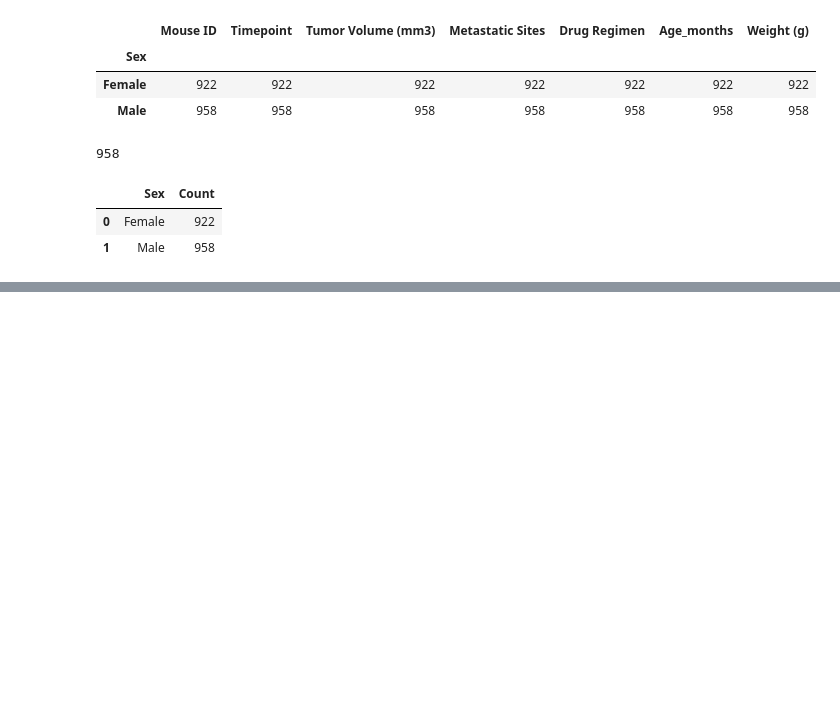
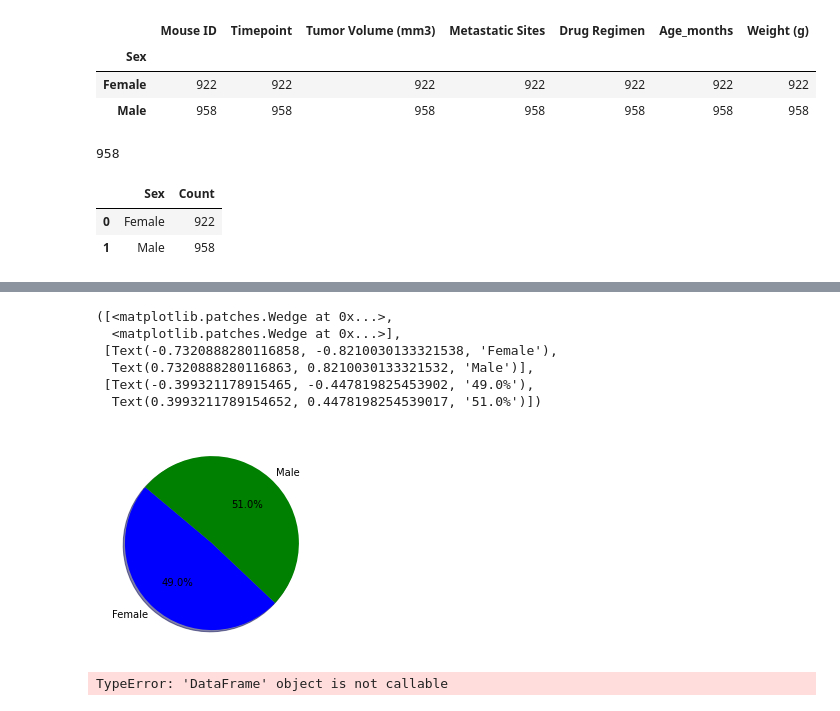
Before and after one commit to mel-c-lowe/MatPlotLib_Homework_05, a Jupyter notebook: Pymaceuticals.ipynb, the cells around one changed output, grey strips where cells are left out. Cells and saved outputs as stored; diff of their text form; code cells hidden in the pictures; blank space fills up the shorter version.

```diff
--- a/Pymaceuticals.ipynb
+++ b/Pymaceuticals.ipynb
@@ -221,0 +238,18 @@ ValueError: pie requires either y column or 'subplots=True'
+# %%
+# Make a pie chart with matplotlib
+
+pie_labels = ["Female", "Male"]
+gender_counts = [female_mice_count, male_mice_count]
+colors = ["blue", "green"]
+plt.pie(gender_counts, labels=pie_labels, colors=colors,
+        autopct="%1.1f%%", shadow=True, startangle=140)
+# plt.title = "Gender of Mice"
+# Why doesn't this show?
+# %% [output]
+([<matplotlib.patches.Wedge at 0x...>,
+  <matplotlib.patches.Wedge at 0x...>],
+ [Text(-0.7320888280116858, -0.8210030133321538, 'Female'),
+  Text(0.7320888280116863, 0.8210030133321532, 'Male')],
+ [Text(-0.399321178915465, -0.447819825453902, '49.0%'),
+  Text(0.3993211789154652, 0.4478198254539017, '51.0%')])
+[figure, added]
@@ -221,0 +259,8 @@ ValueError: pie requires either y column or 'subplots=True'
+# %%
+# Calculate final tumor volume for mice receiving
+# Capomulin, Ramicane, Infubinol, and Ceftamin
+# Make a dataframe with just the four wanted drugs, timepoints, and tumor volume
+reduced_data = cleaned_master.df("Mouse ID", "Timepoint", "Tumor Volume (mm3)", "Drug Regimen")
+reduced_data
+# %% [output]
+TypeError: 'DataFrame' object is not callable
```
Also changed, not shown: parts of 4 cells of this notebook.
